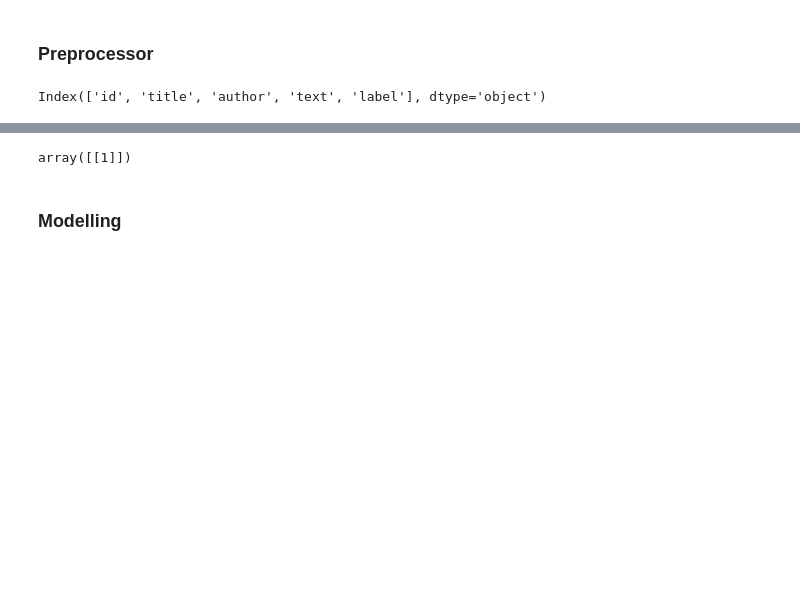
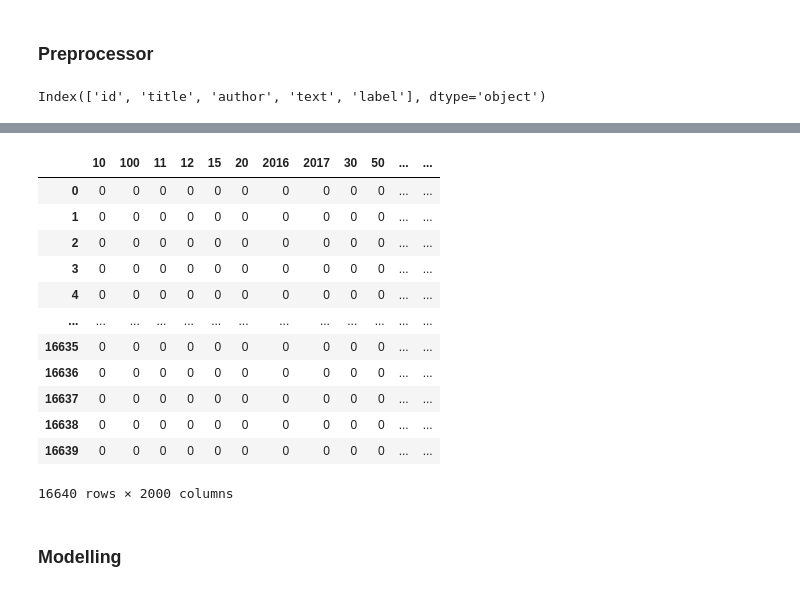
Before and after one commit to utkarshsaboo45/Fake-News, a Jupyter notebook: notebooks/model.ipynb, the cells around one changed output, grey strips where cells are left out. Saved outputs shown, nothing was run; the diff lists cells and outputs as text; code cells hidden in the pictures; blank space fills up the shorter version.

```diff
--- a/notebooks/model.ipynb
+++ b/notebooks/model.ipynb
@@ -469,17 +478,31 @@ X_train, y_train = train_df_small.drop(columns=["label"]), train_df_small["label
 # %%
 X_train["text"] = X_train["text"].values.astype("U")
 # %%
-#text_features1 = ["title"]
+text_features1 = ["title"]
 text_features2 = ["text"]
 pass_through = []
-drop = ["id", "author", "title"]
+drop = ["id", "author"]
 # %%
-#enc1 = CountVectorizer(stop_words="english", max_features=50)
-enc2 = CountVectorizer(stop_words="english", max_features=100)
+function_transformer = FunctionTransformer(
+    np.reshape, kw_args={"newshape": -1}
+)
+enc1 = make_pipeline(
+    SimpleImputer(strategy="most_frequent"),
+    function_transformer,
+    CountVectorizer(stop_words="english", max_features=1000)
+)
+
+enc2 = make_pipeline(
+    SimpleImputer(strategy="most_frequent"),
+    function_transformer,
+    CountVectorizer(stop_words="english", max_features=1000)
+)
 # %%
 #pipe = make_pipeline(enc)
 preprocessor = make_column_transformer(
-    (enc2, text_features2)
+    (enc1, text_features1),
+    (enc2, text_features2),
+    ("drop", drop)
 )
 # %%
 preprocessor.fit(X_train)
@@ -491,9 +527,26 @@ ColumnTransformer(transformers=[('countvectorizer',
+# %%
+new_cols = (
+    preprocessor.named_transformers_["pipeline-1"].named_steps["countvectorizer"].get_feature_names_out().tolist() +
+    preprocessor.named_transformers_["pipeline-2"].named_steps["countvectorizer"].get_feature_names_out().tolist()
+)
 # %%
 X_transfomed = preprocessor.transform(X_train)
 # %%
-X_transformed
+pd.DataFrame(X_transfomed.toarray(), columns=new_cols)
 # %% [output]
+|  | 10 | 100 | 11 | 12 | 15 | 20 | 2016 | 2017 | 30 | 50 | ... | ... |
+| 0 | 0 | 0 | 0 | 0 | 0 | 0 | 0 | 0 | 0 | 0 | ... | ... |
+| 1 | 0 | 0 | 0 | 0 | 0 | 0 | 0 | 0 | 0 | 0 | ... | ... |
+| 2 | 0 | 0 | 0 | 0 | 0 | 0 | 0 | 0 | 0 | 0 | ... | ... |
+| 3 | 0 | 0 | 0 | 0 | 0 | 0 | 0 | 0 | 0 | 0 | ... | ... |
+| 4 | 0 | 0 | 0 | 0 | 0 | 0 | 0 | 0 | 0 | 0 | ... | ... |
+| ... | ... | ... | ... | ... | ... | ... | ... | ... | ... | ... | ... | ... |
+| 16635 | 0 | 0 | 0 | 0 | 0 | 0 | 0 | 0 | 0 | 0 | ... | ... |
+| 16636 | 0 | 0 | 0 | 0 | 0 | 0 | 0 | 0 | 0 | 0 | ... | ... |
+| 16637 | 0 | 0 | 0 | 0 | 0 | 0 | 0 | 0 | 0 | 0 | ... | ... |
+| 16638 | 0 | 0 | 0 | 0 | 0 | 0 | 0 | 0 | 0 | 0 | ... | ... |
+| 16639 | 0 | 0 | 0 | 0 | 0 | 0 | 0 | 0 | 0 | 0 | ... | ... |
-array([[1]])
+16640 rows × 2000 columns
 # %% [markdown]
 ### Modelling
 # %% [markdown]
```
Also changed, not shown: parts of 8 cells of this notebook.
